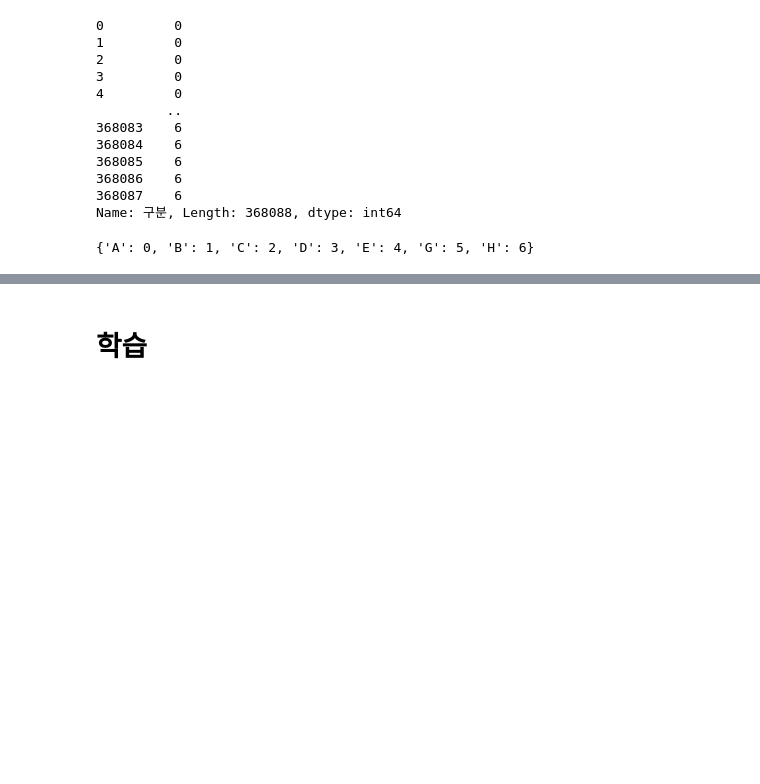
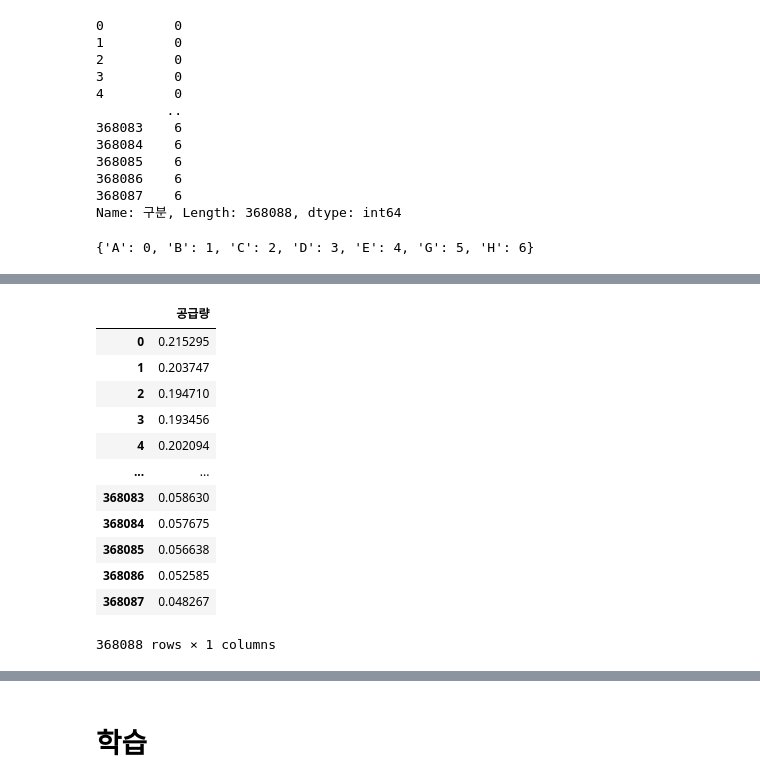
Before and after one commit to JeromeCheon/gcs_AIproject, a Jupyter notebook: assignments/kaggle/inclass_2/lstm_try1.ipynb, the cells around one changed output, grey strips where cells are left out. Saved outputs shown, nothing was run; the diff lists cells and outputs as text; code cells hidden in the pictures; blank space fills up the shorter version.

```diff
--- a/assignments/kaggle/inclass_2/lstm_try1.ipynb
+++ b/assignments/kaggle/inclass_2/lstm_try1.ipynb
@@ -132,0 +142,27 @@ print(total)
+# %%
+# 데이터 정규화: continuous variable
+from sklearn.preprocessing import MinMaxScaler
+
+cont_var.sort_index(ascending=False).reset_index(drop=True)
+
+scaler = MinMaxScaler()
+
+df_scaled = scaler.fit_transform(cont_var)
+df_scaled = pd.DataFrame(df_scaled)
+df_scaled.columns = scale_cols
+
+df_scaled
+# %% [output]
+|  | 공급량 |
+| 0 | 0.215295 |
+| 1 | 0.203747 |
+| 2 | 0.194710 |
+| 3 | 0.193456 |
+| 4 | 0.202094 |
+| ... | ... |
+| 368083 | 0.058630 |
+| 368084 | 0.057675 |
+| 368085 | 0.056638 |
+| 368086 | 0.052585 |
+| 368087 | 0.048267 |
+368088 rows × 1 columns
```
Also changed, not shown: parts of 19 cells of this notebook, 3 other files.
